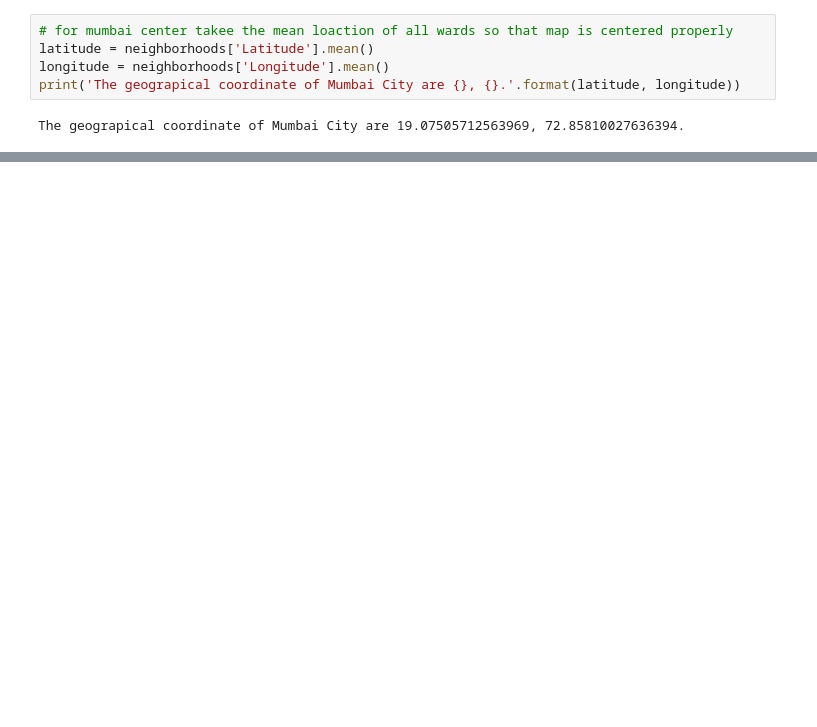
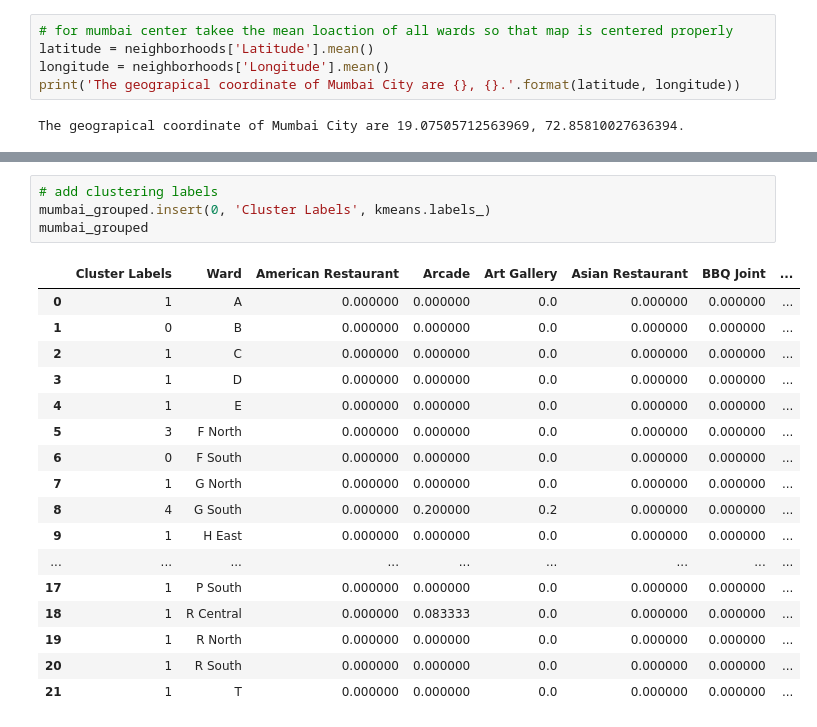
Before and after one commit to pratapvb/Coursera_Capstone, a Jupyter notebook: BattleofNeighbouhoods.ipynb, the cells around one changed output, grey strips where cells are left out. Cells and saved outputs as stored; diff of their text form; blank space fills up the shorter version.

```diff
--- a/BattleofNeighbouhoods.ipynb
+++ b/BattleofNeighbouhoods.ipynb
@@ -168,0 +651,22 @@ map_mumbai
+# %%
+# add clustering labels
+mumbai_grouped.insert(0, 'Cluster Labels', kmeans.labels_)
+mumbai_grouped
+# %% [output]
+|  | Cluster Labels | Ward | American Restaurant | Arcade | Art Gallery | Asian Restaurant | BBQ Joint | ... |
+| 0 | 1 | A | 0.000000 | 0.000000 | 0.0 | 0.000000 | 0.000000 | ... |
+| 1 | 0 | B | 0.000000 | 0.000000 | 0.0 | 0.000000 | 0.000000 | ... |
+| 2 | 1 | C | 0.000000 | 0.000000 | 0.0 | 0.000000 | 0.000000 | ... |
+| 3 | 1 | D | 0.000000 | 0.000000 | 0.0 | 0.000000 | 0.000000 | ... |
+| 4 | 1 | E | 0.000000 | 0.000000 | 0.0 | 0.000000 | 0.000000 | ... |
+| 5 | 3 | F North | 0.000000 | 0.000000 | 0.0 | 0.000000 | 0.000000 | ... |
+| 6 | 0 | F South | 0.000000 | 0.000000 | 0.0 | 0.000000 | 0.000000 | ... |
+| 7 | 1 | G North | 0.000000 | 0.000000 | 0.0 | 0.000000 | 0.000000 | ... |
+| 8 | 4 | G South | 0.000000 | 0.200000 | 0.2 | 0.000000 | 0.000000 | ... |
+| 9 | 1 | H East | 0.000000 | 0.000000 | 0.0 | 0.000000 | 0.000000 | ... |
+| ... | ... | ... | ... | ... | ... | ... | ... | ... |
+| 17 | 1 | P South | 0.000000 | 0.000000 | 0.0 | 0.000000 | 0.000000 | ... |
+| 18 | 1 | R Central | 0.000000 | 0.083333 | 0.0 | 0.000000 | 0.000000 | ... |
+| 19 | 1 | R North | 0.000000 | 0.000000 | 0.0 | 0.000000 | 0.000000 | ... |
+| 20 | 1 | R South | 0.000000 | 0.000000 | 0.0 | 0.000000 | 0.000000 | ... |
+| 21 | 1 | T | 0.000000 | 0.000000 | 0.0 | 0.000000 | 0.000000 | ... |
```
Also changed, not shown: parts of 48 cells of this notebook, 2 other files.
